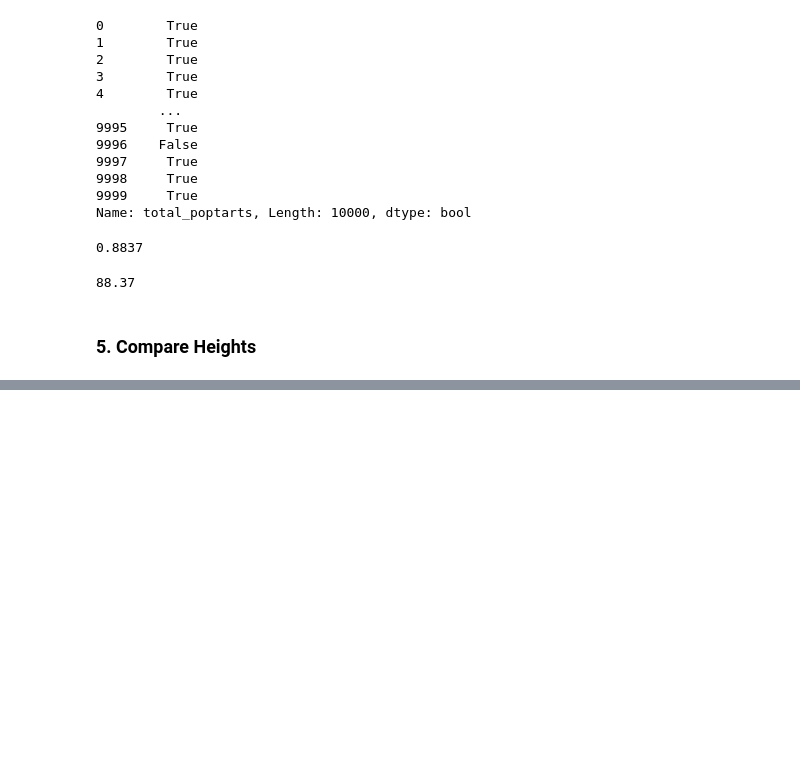
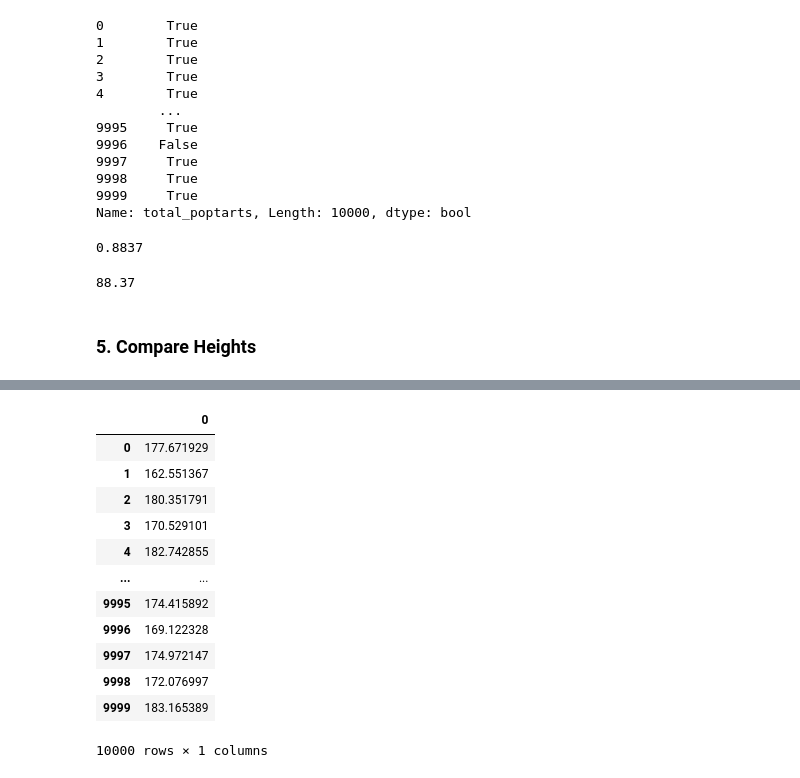
Before and after one commit to caroline-miller0921/statistics-exercises, a Jupyter notebook: simulation.ipynb, the cells around one changed output, grey strips where cells are left out. Saved outputs shown, nothing was run; the diff lists cells and outputs as text; code cells hidden in the pictures; blank space fills up the shorter version.

```diff
--- a/simulation.ipynb
+++ b/simulation.ipynb
@@ -532,0 +573,16 @@ female_height_std = 6
+# %%
+female_height_generation
+# %% [output]
+|  | 0 |
+| 0 | 177.671929 |
+| 1 | 162.551367 |
+| 2 | 180.351791 |
+| 3 | 170.529101 |
+| 4 | 182.742855 |
+| ... | ... |
+| 9995 | 174.415892 |
+| 9996 | 169.122328 |
+| 9997 | 174.972147 |
+| 9998 | 172.076997 |
+| 9999 | 183.165389 |
+10000 rows × 1 columns
```
Also changed, not shown: parts of 15 cells of this notebook.
